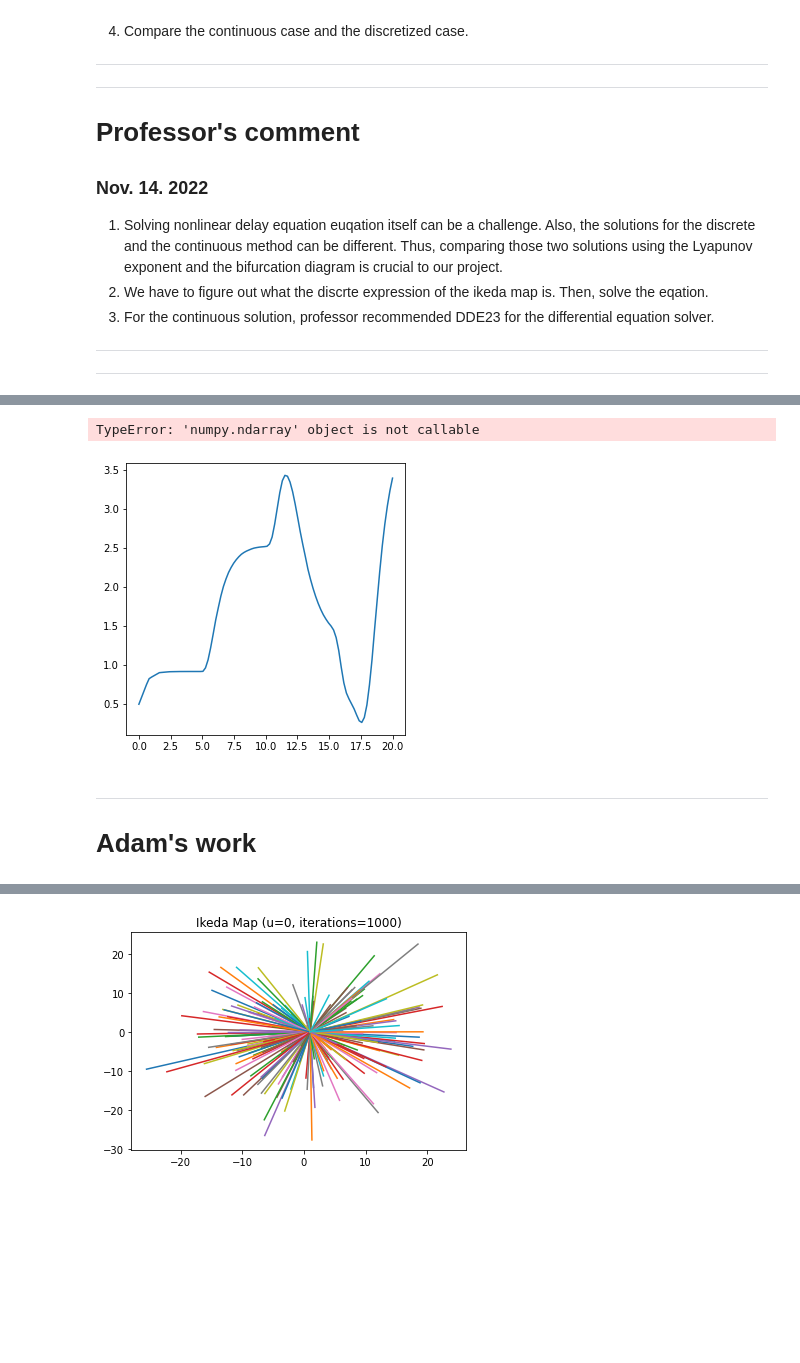
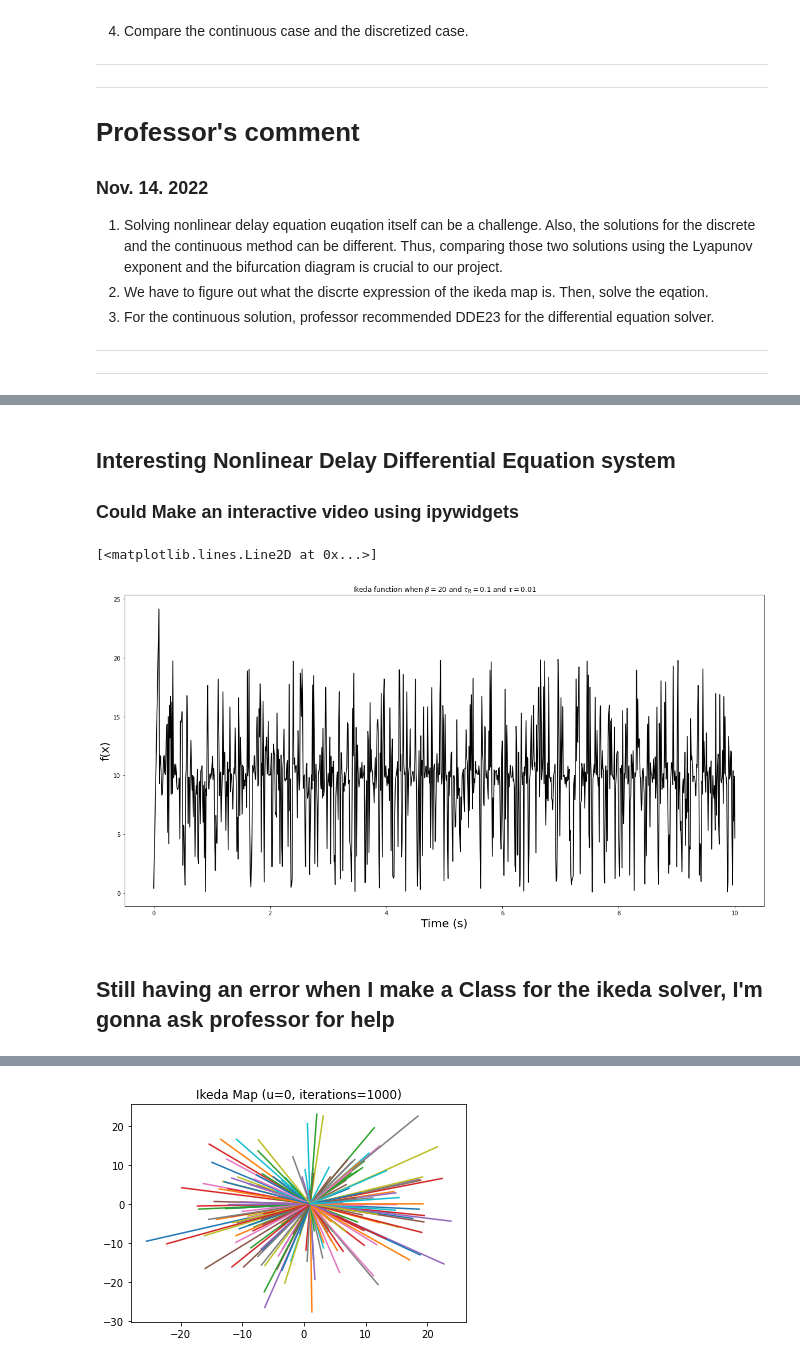
Before and after one commit to ihkim94/Ikeda, a Jupyter notebook: Ikeda_map.ipynb, the cells around one changed output, grey strips where cells are left out. Drawn from its saved outputs; the diff is of its cells as text; code cells hidden in the pictures; blank space fills up the shorter version.

```diff
--- a/Ikeda_map.ipynb
+++ b/Ikeda_map.ipynb
@@ -174,39 +180,45 @@ plt.scatter(tpts, sol, color='r')
+# %% [markdown]
+## Interesting Nonlinear Delay Differential Equation system
+
+### Could Make an interactive video using ipywidgets
+# %%
+ic = 0.4 ## initial condition
+delay = 0.1 ## delay time
+beta = 20 ## intensity of nonlinear function
+tau = 0.01  ## response time
+
+def values_before_zero(t):
+    return ic
+
+def model(y, t):
+    return (beta/tau)*(np.sin(y(t - delay))**2) - y(t)/tau
+
+def solve(t_min, t_max, nt):
+    tpts = np.linspace(t_min, t_max, nt)
+    sol = ddeint(model, values_before_zero, tpts)
+    return tpts, sol
+
+tpts, sol = solve(0, 10, 1000)
+
+plt.figure(figsize=(20, 10))
+plt.title(rf'Ikeda function when $\beta = {beta}$ and $\tau_R={delay}$ and $\tau={tau}$')
+plt.xlabel('Time (s)', fontsize=20)
+plt.ylabel('f(x)', fontsize=20)
+plt.plot(tpts, sol, color='k')
+# %% [output]
+[<matplotlib.lines.Line2D at 0x...>]
+[figure, added]
+# %% [markdown]
+## Still having an error when I make a Class for the ikeda solver, I'm gonna ask professor for help
 # %%
-ikeda_model = IkedaEquation(beta=4, tau=1, delay=0)
-ic = [0.1]
-tpts, sol = ikeda_nodelay_model.solve_nodelay(ic, 0, 20, 1000)
+### Trying to make a class, but not working
+
+ikeda_model = IkedaEquation(beta=4, tau=1, delay=1, ic=0.5)
+# ic = 0.5  ## Initial condition
+tpts, sol = ikeda_model.solve(0, 20, 1000)
 
 plt.figure(figsize=(20, 10))
-plt.title('No delay Ikeda equation')
-plt.xlabel('Time')
-plt.ylabel('f(x)')
-plt.scatter(tpts, sol, color='r')
+# plt.title(rf'No delay Ikeda function when $\beta = {logistic_model.b}$ and $ c = {logistic_model.c}$ ')
+plt.xlabel('Time (s)', fontsize=20)
+plt.ylabel('f(x)', fontsize=20)
+plt.plot(tpts, sol, color='k')
-# %% [output]
-TypeError: 'numpy.ndarray' object is not callable
-# %%
-from pylab import cos, linspace, subplots
-from ddeint import ddeint
-
-ic = 0.5
-
-def values_before_zero(t):
-    return ic
-
-delay = 5
-beta = 4
-tau = 1
-def model(y, t):
-    return (beta/tau)*(np.sin(y(t - delay))**2) - y(t)/tau
-
-tpts = np.linspace(0, 20, 100)
-yy = ddeint(model, values_before_zero, tpts)
-
-
-fig, ax = subplots(1, figsize=(5, 5))
-ax.plot(tt, yy)
-ax.figure.savefig("variable_delay.jpeg")
-# %% [output]
-[figure, removed]
-# %% [markdown]
-----
-# Adam's work
```
Also changed, not shown: parts of 13 cells of this notebook, 2 other files.
